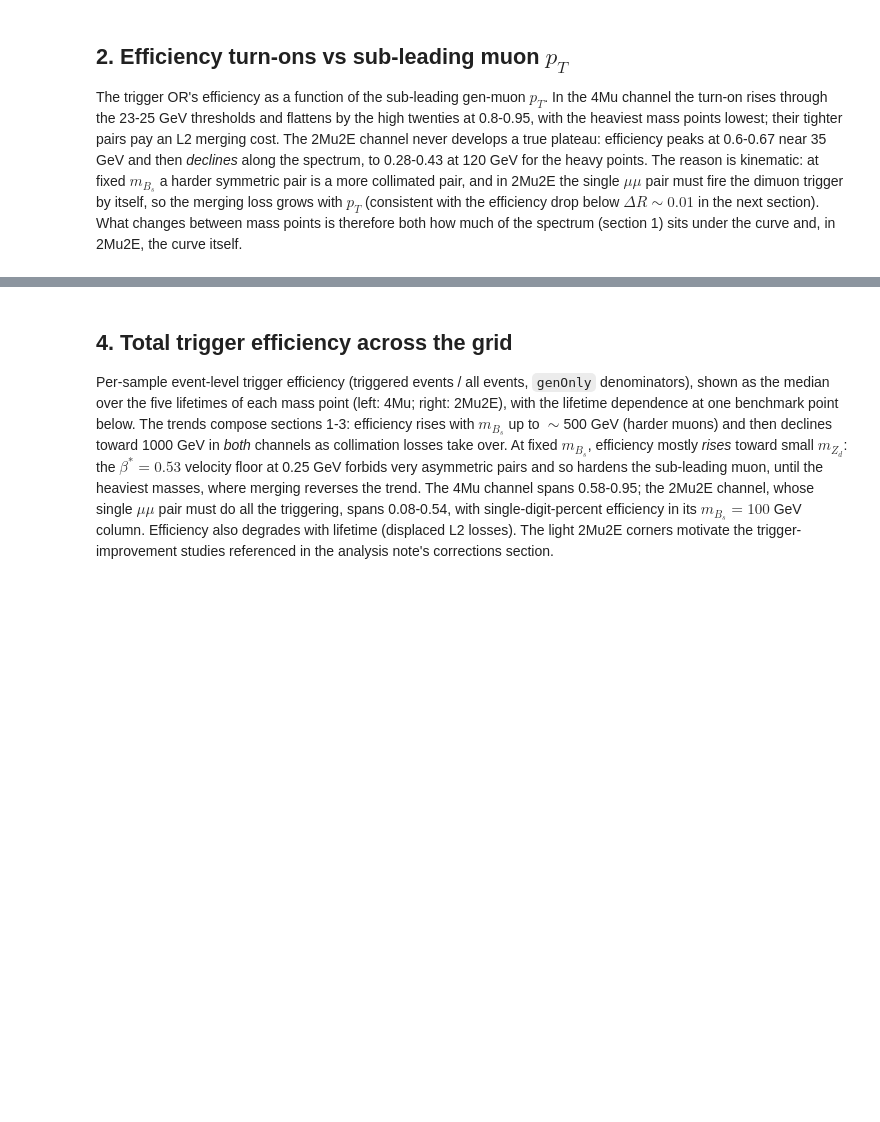
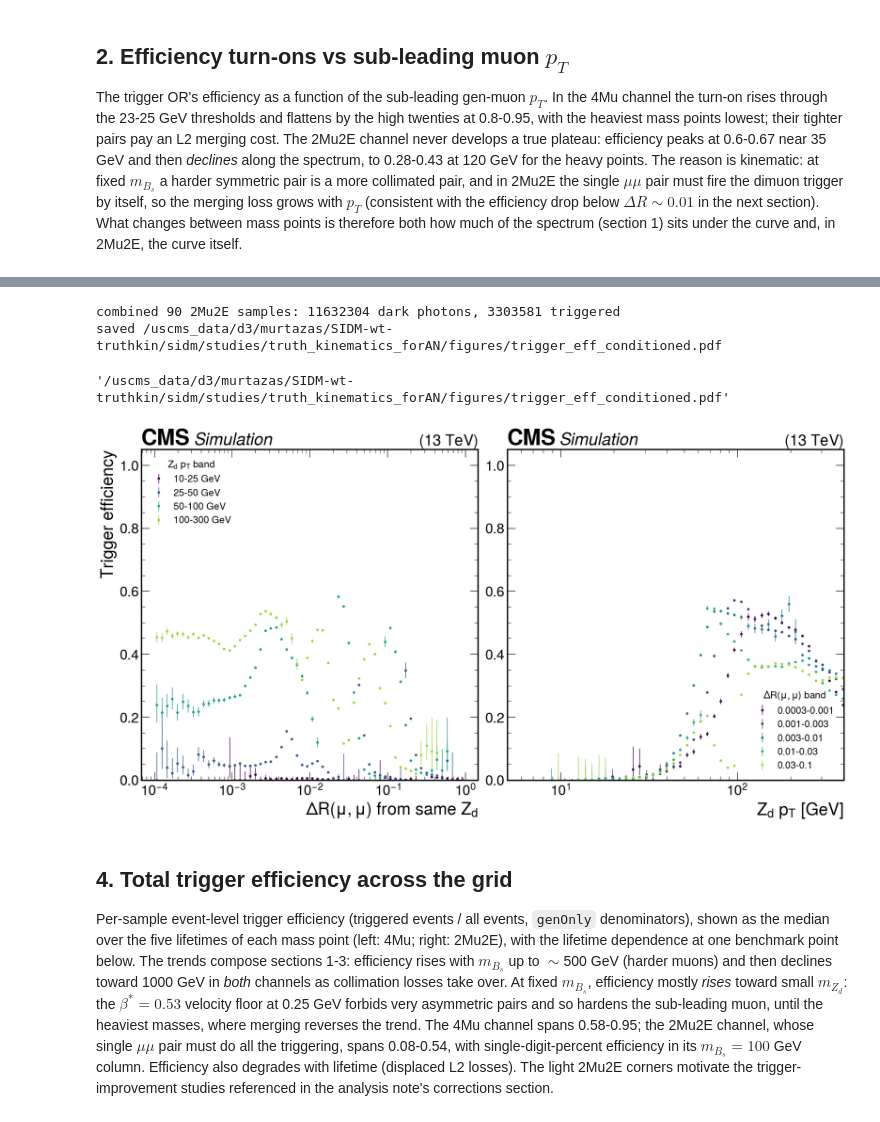
Before and after one commit to mariajose2398/SIDM, a Jupyter notebook: sidm/studies/truth_kinematics_forAN/trigger_context_forAN.ipynb, the cells around one changed output, grey strips where cells are left out. Cells and saved outputs as stored; diff of their text form; code cells hidden in the pictures; blank space fills up the shorter version.

```diff
--- a/sidm/studies/truth_kinematics_forAN/trigger_context_forAN.ipynb
+++ b/sidm/studies/truth_kinematics_forAN/trigger_context_forAN.ipynb
@@ -223,3 +299,46 @@ saved /uscms_data/d3/murtazas/SIDM-wt-truthkin/sidm/studies/truth_kinematics_for
+# %%
+all_2mu2e = lib.select_samples(out, mode="2Mu2E")
+num2 = lib.sum_h(out, all_2mu2e, "genA_toMu_daughters_dR_vs_pt", "genOnly_trigger")
+den2 = lib.sum_h(out, all_2mu2e, "genA_toMu_daughters_dR_vs_pt", "genOnly")
+print(f"combined {len(all_2mu2e)} 2Mu2E samples: "
+      f"{den2.values().sum():.0f} dark photons, {num2.values().sum():.0f} triggered")
+
+PT_BANDS = [(10, 25), (25, 50), (50, 100), (100, 300)]
+DR_BANDS = [(3e-4, 1e-3), (1e-3, 3e-3), (3e-3, 1e-2), (1e-2, 3e-2), (3e-2, 1e-1)]
+cmap = plt.cm.viridis
+
+fig, (ax1, ax2) = plt.subplots(1, 2, figsize=an_style.WIDE, layout="constrained")
+for i, (lo, hi) in enumerate(PT_BANDS):
+    color = cmap(i / max(len(PT_BANDS) - 1, 1) * 0.85)
+    draw_eff(ax1, band(num2, "genA_toMu_pt", lo, hi),
+             band(den2, "genA_toMu_pt", lo, hi),
+             rf"{lo:g}-{hi:g} GeV", color)
+ax1.set_xscale("log")
+ax1.set_xlabel(r"$\Delta R(\mu, \mu)$ from same $Z_d$")
+ax1.set_ylabel("Trigger efficiency")
+ax1.legend(fontsize=15, title=r"$Z_d$ $p_T$ band", title_fontsize=15,
+           loc="upper left")
+
+for i, (lo, hi) in enumerate(DR_BANDS):
+    color = cmap(i / max(len(DR_BANDS) - 1, 1) * 0.85)
+    draw_eff(ax2, band(num2, "genA_toMu_daughters_dR", lo, hi),
+             band(den2, "genA_toMu_daughters_dR", lo, hi),
+             rf"{lo:g}-{hi:g}", color)
+ax2.set_xscale("log")
+ax2.set_xlim(5, 400)
+ax2.set_xlabel(r"$Z_d$ $p_T$ [GeV]")
+ax2.legend(fontsize=15, title=r"$\Delta R(\mu,\mu)$ band", title_fontsize=15,
+           loc="lower right")
+
+for ax in (ax1, ax2):
+    ax.set_ylim(0, 1.05)
+an_style.cms_sim_labels((ax1, ax2))
+an_style.save(fig, "trigger_eff_conditioned")
+# %% [output]
+combined 90 2Mu2E samples: 11632304 dark photons, 3303581 triggered
+saved /uscms_data/d3/murtazas/SIDM-wt-truthkin/sidm/studies/truth_kinematics_forAN/figures/trigger_eff_conditioned.pdf
+'/uscms_data/d3/murtazas/SIDM-wt-truthkin/sidm/studies/truth_kinematics_forAN/figures/trigger_eff_conditioned.pdf'
+[figure, added]
 # %% [markdown]
 ## 4. Total trigger efficiency across the grid
 
```
Also changed, not shown: parts of 6 cells of this notebook.
